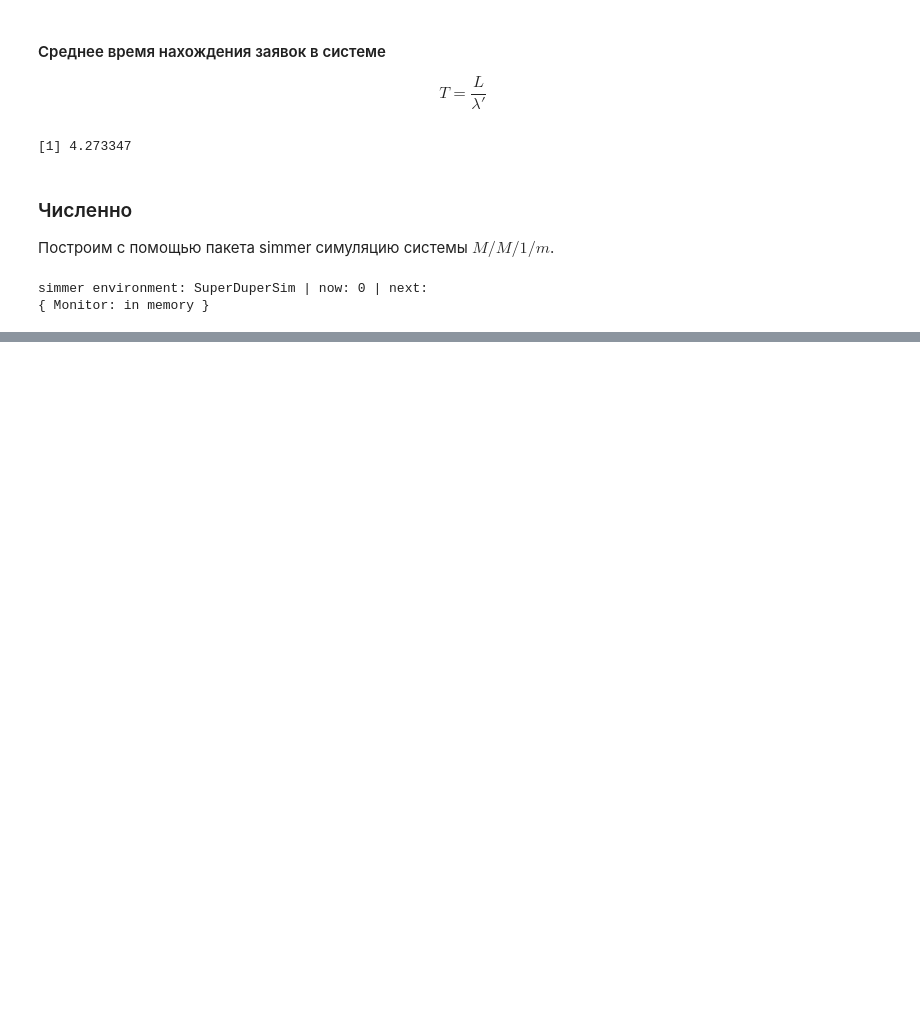
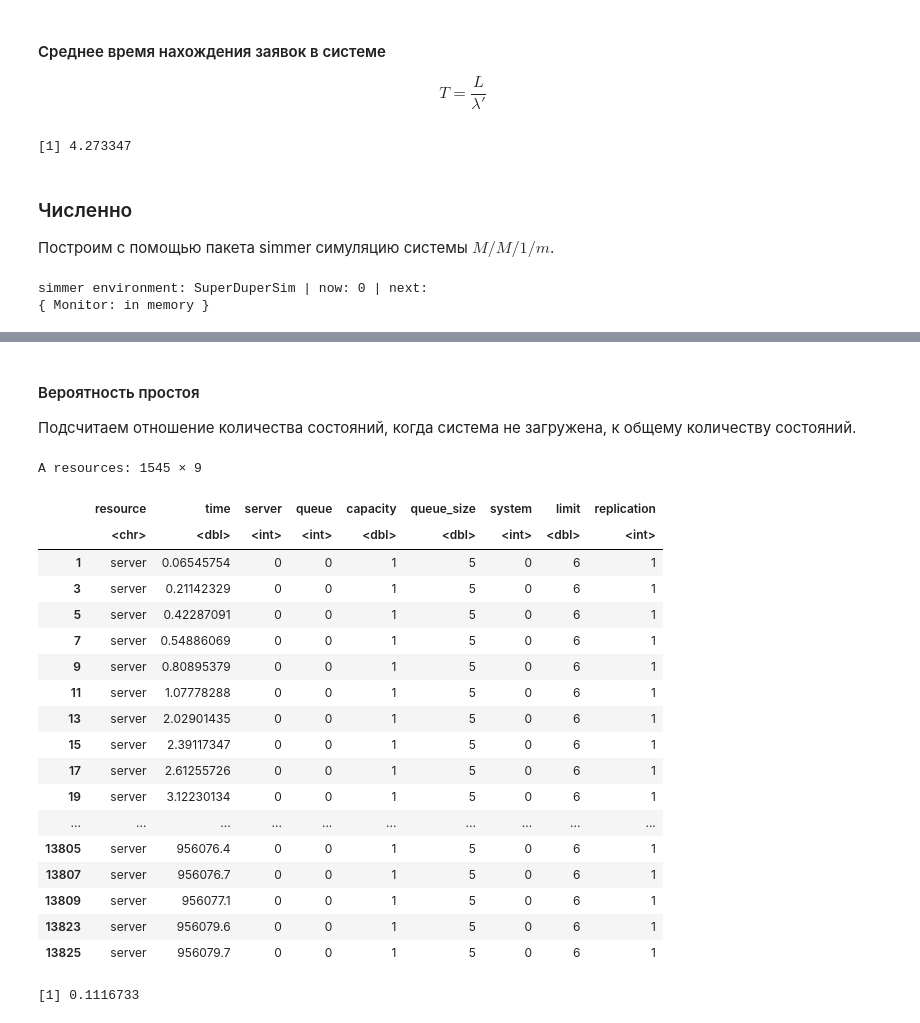
Before and after one commit to DeadlySquad13/t4-2-PerformanceAnalysis__Labs, a Jupyter notebook: Lab5/PerformanceAnalysis__Lab5.ipynb, the cells around one changed output, grey strips where cells are left out. Cells and saved outputs as stored; diff of their text form; code cells hidden in the pictures; blank space fills up the shorter version.

```diff
--- a/Lab5/PerformanceAnalysis__Lab5.ipynb
+++ b/Lab5/PerformanceAnalysis__Lab5.ipynb
@@ -507,0 +518,31 @@ A resources: 2485 × 9
+# %% [markdown]
+#### Вероятность простоя
+Подсчитаем отношение количества состояний, когда система не загружена,
+к общему количеству состояний.
+# %%
+free_states <- resources %>% subset(server == 0) %>% subset( capacity > 0)
+free_states
+# %% [output]
+A resources: 1545 × 9
+|  | resource | time | server | queue | capacity | queue_size | system | limit | replication |
+|  | <chr> | <dbl> | <int> | <int> | <dbl> | <dbl> | <int> | <dbl> | <int> |
+| 1 | server | 0.06545754 | 0 | 0 | 1 | 5 | 0 | 6 | 1 |
+| 3 | server | 0.21142329 | 0 | 0 | 1 | 5 | 0 | 6 | 1 |
+| 5 | server | 0.42287091 | 0 | 0 | 1 | 5 | 0 | 6 | 1 |
+| 7 | server | 0.54886069 | 0 | 0 | 1 | 5 | 0 | 6 | 1 |
+| 9 | server | 0.80895379 | 0 | 0 | 1 | 5 | 0 | 6 | 1 |
+| 11 | server | 1.07778288 | 0 | 0 | 1 | 5 | 0 | 6 | 1 |
+| 13 | server | 2.02901435 | 0 | 0 | 1 | 5 | 0 | 6 | 1 |
+| 15 | server | 2.39117347 | 0 | 0 | 1 | 5 | 0 | 6 | 1 |
+| 17 | server | 2.61255726 | 0 | 0 | 1 | 5 | 0 | 6 | 1 |
+| 19 | server | 3.12230134 | 0 | 0 | 1 | 5 | 0 | 6 | 1 |
+| ... | ... | ... | ... | ... | ... | ... | ... | ... | ... |
+| 13805 | server | 956076.4 | 0 | 0 | 1 | 5 | 0 | 6 | 1 |
+| 13807 | server | 956076.7 | 0 | 0 | 1 | 5 | 0 | 6 | 1 |
+| 13809 | server | 956077.1 | 0 | 0 | 1 | 5 | 0 | 6 | 1 |
+| 13823 | server | 956079.6 | 0 | 0 | 1 | 5 | 0 | 6 | 1 |
+| 13825 | server | 956079.7 | 0 | 0 | 1 | 5 | 0 | 6 | 1 |
+# %%
+nrow(free_states) / nrow(resources)
+# %% [output]
+[1] 0.1116733
```
Also changed, not shown: parts of 58 cells of this notebook, 1 other file.
